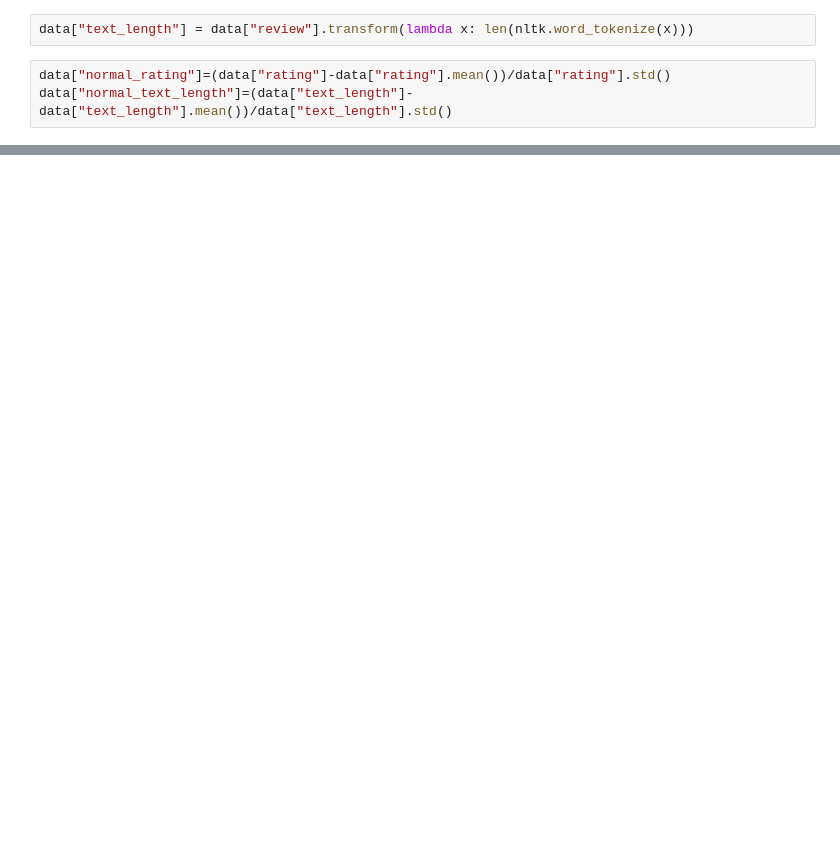
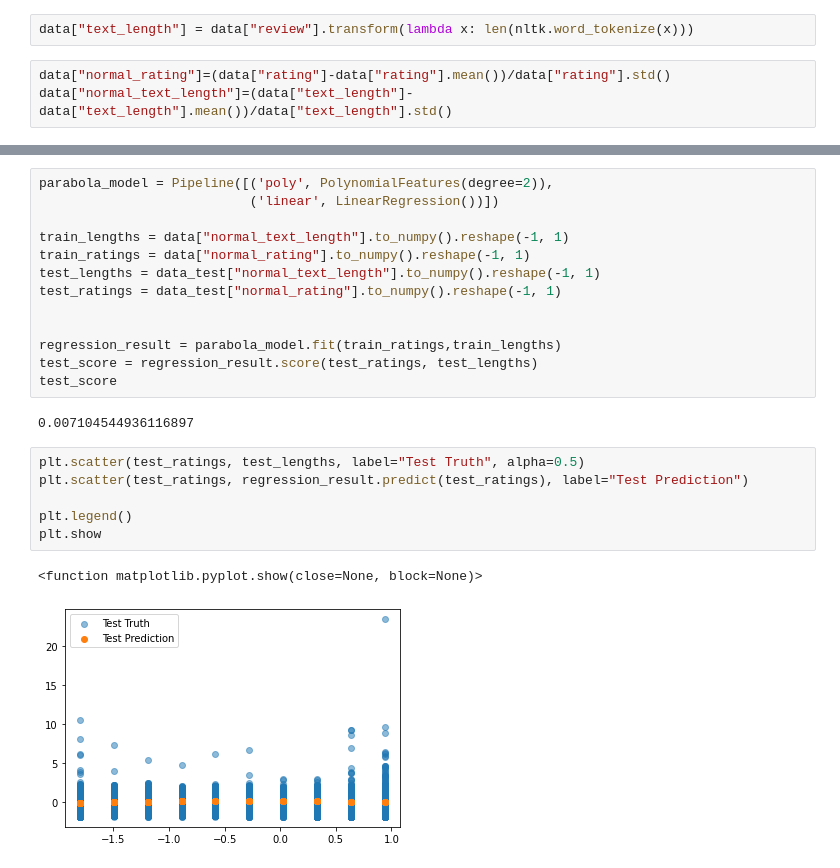
Before and after one commit to dmandic17/medical-drug-review-analysis, a Jupyter notebook: experiments/03_Text_Length_Analysis.ipynb, the cells around one changed output, grey strips where cells are left out. Cells and saved outputs as stored; diff of their text form; blank space fills up the shorter version.

```diff
--- a/experiments/03_Text_Length_Analysis.ipynb
+++ b/experiments/03_Text_Length_Analysis.ipynb
@@ -35,0 +51,24 @@ plt.show()
+# %%
+parabola_model = Pipeline([('poly', PolynomialFeatures(degree=2)),
+                           ('linear', LinearRegression())])
+
+train_lengths = data["normal_text_length"].to_numpy().reshape(-1, 1)
+train_ratings = data["normal_rating"].to_numpy().reshape(-1, 1)
+test_lengths = data_test["normal_text_length"].to_numpy().reshape(-1, 1)
+test_ratings = data_test["normal_rating"].to_numpy().reshape(-1, 1)
+
+
+regression_result = parabola_model.fit(train_ratings,train_lengths)
+test_score = regression_result.score(test_ratings, test_lengths)
+test_score
+# %% [output]
+0.007104544936116897
+# %%
+plt.scatter(test_ratings, test_lengths, label="Test Truth", alpha=0.5)
+plt.scatter(test_ratings, regression_result.predict(test_ratings), label="Test Prediction")
+
+plt.legend()
+plt.show
+# %% [output]
+<function matplotlib.pyplot.show(close=None, block=None)>
+[figure, added]
```
Also changed, not shown: parts of 5 cells of this notebook, 3 other files.
